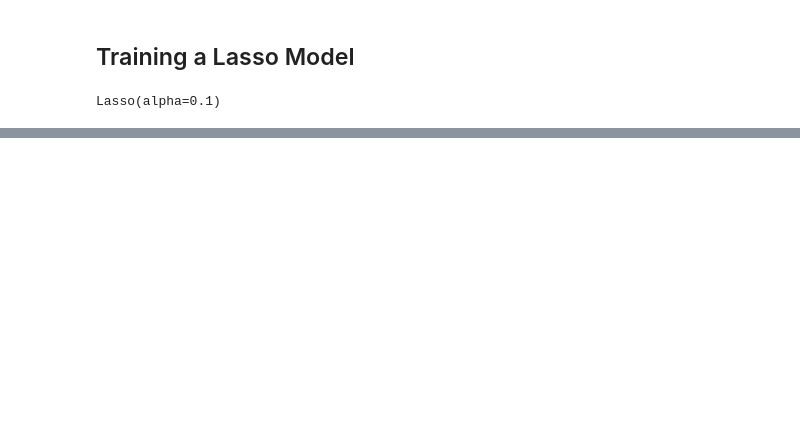
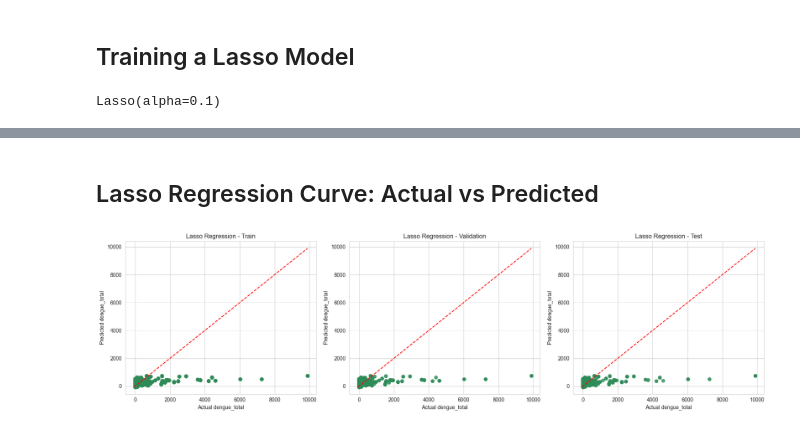
Before and after one commit to tikadatta2005/ML_GROUP_ASSIGNMENT, a Jupyter notebook: linear.ipynb, the cells around one changed output, grey strips where cells are left out. Drawn from its saved outputs; the diff is of its cells as text; code cells hidden in the pictures; blank space fills up the shorter version.

```diff
--- a/linear.ipynb
+++ b/linear.ipynb
@@ -2,13 +2,13 @@
 ### Import required modules
 # %%
 import pandas as pd
+import numpy as np
 import matplotlib.pyplot as plt
 import seaborn as sns
 
 from sklearn.linear_model import LinearRegression, Lasso
-from sklearn.metrics import (
-    accuracy_score, mean_squared_error, r2_score
+from sklearn.metrics import mean_squared_error, r2_score
+from sklearn.preprocessing import StandardScaler
 
-)
-from sklearn.preprocessing import StandardScaler
+sns.set_style("whitegrid")
 # %% [markdown]
@@ -197,0 +195,22 @@ lasso Test R²: 0.13792968002681072
+# %% [markdown]
+## Lasso Regression Curve: Actual vs Predicted
+# %%
+fig, axes = plt.subplots(1, 3, figsize=(18, 5))
+
+for ax, y_true, y_pred, title in zip(
+    axes,
+    [y_train, y_val, y_test],
+    [lasso_y_train_pred, lasso_y_val_pred, lasso_y_test_pred],
+    ["Train", "Validation", "Test"]
+):
+    ax.scatter(y_true, y_pred, alpha=0.4, color="seagreen")
+    lims = [min(y_true.min(), y_pred.min()), max(y_true.max(), y_pred.max())]
+    ax.plot(lims, lims, color="red", linestyle="--")
+    ax.set_xlabel("Actual dengue_total")
+    ax.set_ylabel("Predicted dengue_total")
+    ax.set_title(f"Lasso Regression - {title}")
+
+plt.tight_layout()
+plt.show()
+# %% [output]
+[figure, added]
```
Also changed, not shown: parts of 15 cells of this notebook.
